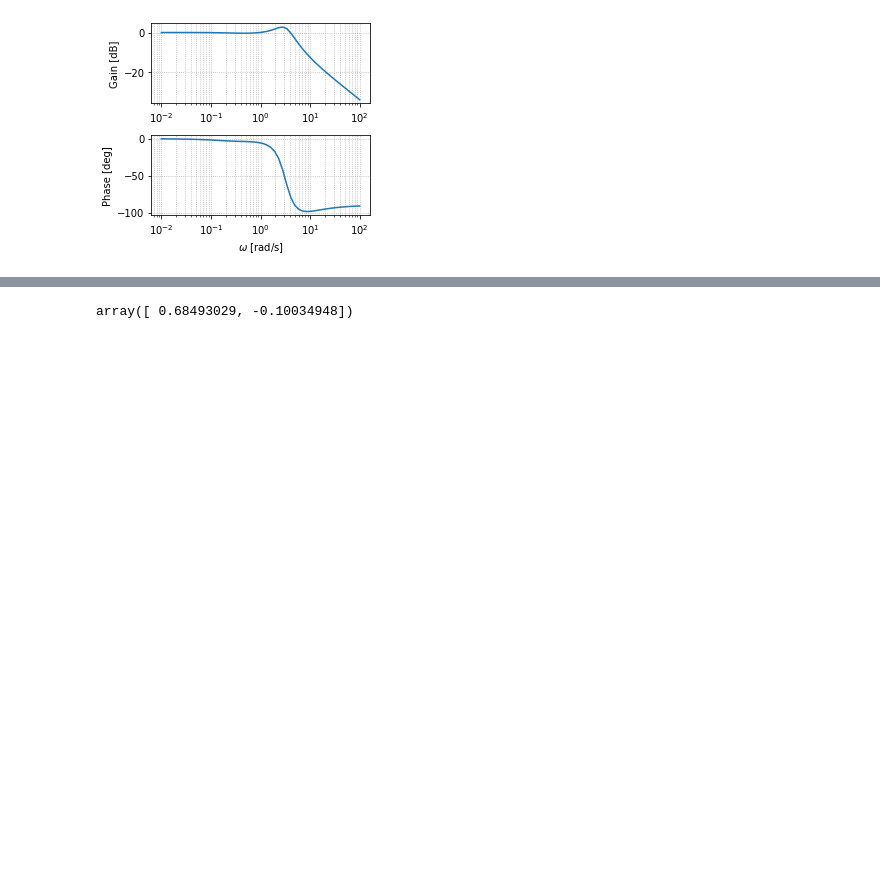
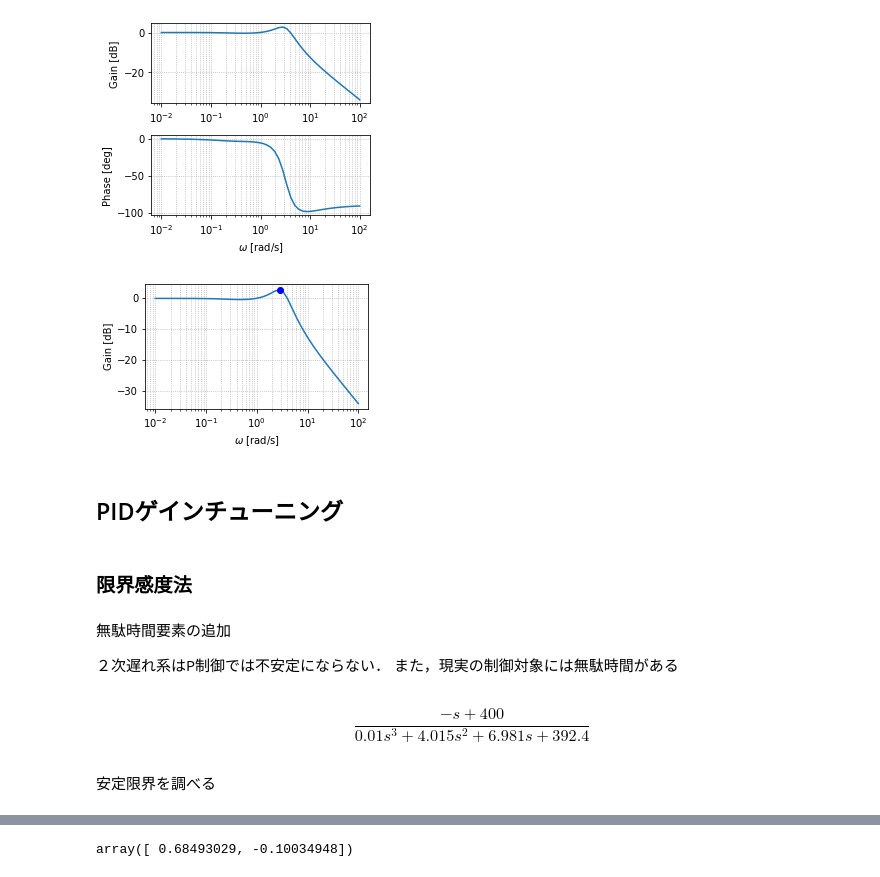
Before and after one commit to 373yuki/onlinelec2020, a Jupyter notebook: Part2.ipynb, the cells around one changed output, grey strips where cells are left out. Drawn from its saved outputs; the diff is of its cells as text; code cells hidden in the pictures; blank space fills up the shorter version.

```diff
--- a/Part2.ipynb
+++ b/Part2.ipynb
@@ -128,3 +114,24 @@ fig.tight_layout()
 #fig.savefig("test.pdf", transparent=True, bbox_inches="tight", pad_inches=0.0)
 # %% [output]
 [figure]
+# %%
+from scipy import signal
+
+gain, phase, w = bode(Gyr, logspace(-2,2), Plot=False)
+
+fig, ax = plt.subplots(figsize=(4, 2.3))
+ax.semilogx(w, 20*np.log10(gain))
+
+# ピークゲイン
+[maxId] = signal.argrelmax(gain)
+ax.plot(w[maxId], 20*np.log10(gain[maxId]), 'bo')
+
+ax.set_ylabel('Gain [dB]')
+ax.set_xlabel('$\omega$ [rad/s]')
+ax.grid(which="both", ls=':')
+# %% [output]
+[figure, added]
+# %% [markdown]
+## PIDゲインチューニング
+# %% [markdown]
+### 限界感度法
@@ -130,0 +148,13 @@ fig.tight_layout()
+# %% [markdown]
+無駄時間要素の追加
+
+２次遅れ系はP制御では不安定にならない．
+また，現実の制御対象には無駄時間がある
+# %%
+num_delay, den_delay = pade( 0.005, 1)
+Pdelay = P * tf(num_delay, den_delay)
+Pdelay
+# %% [output]
+$$\frac{-s + 400}{0.01 s^3 + 4.015 s^2 + 6.981 s + 392.4}$$
+# %% [markdown]
+安定限界を調べる
```
Also changed, not shown: parts of 42 cells of this notebook, 1 other file.
